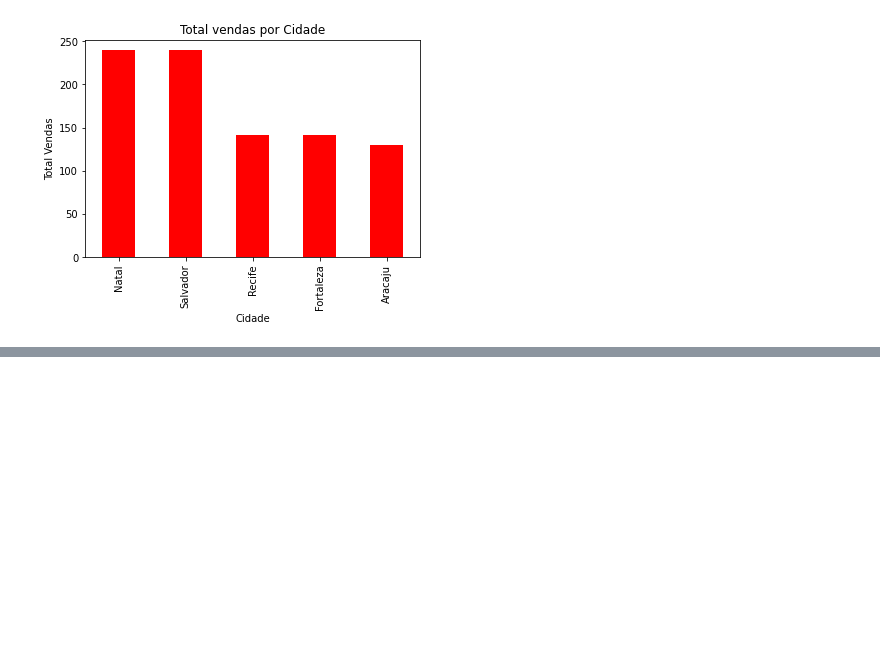
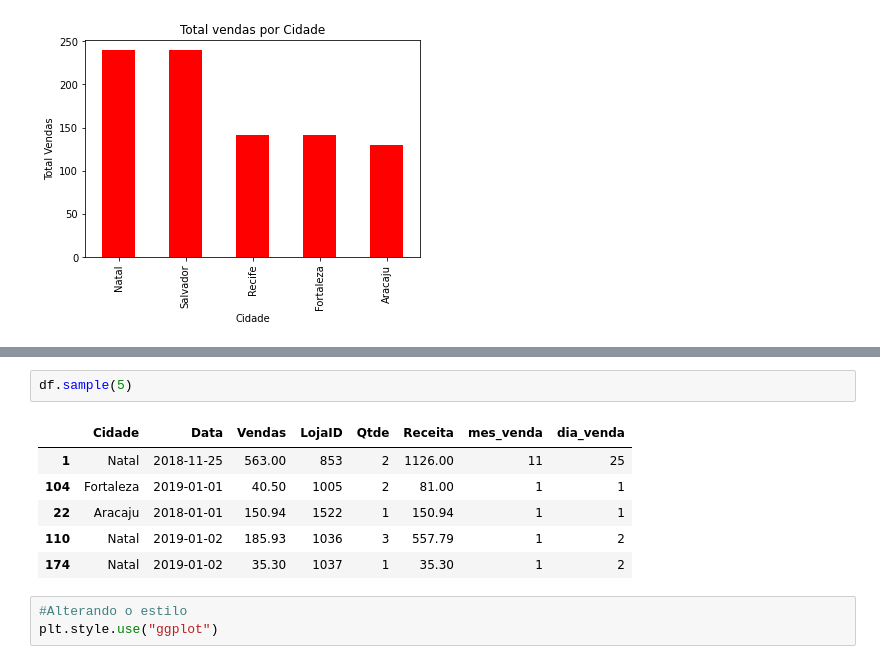
Before and after one commit to juhlianna/Analise-de-dados-com-Python-e-Pandas, a Jupyter notebook: Pandas_Visualização_de_gráficos.ipynb, the cells around one changed output, grey strips where cells are left out. Saved outputs shown, nothing was run; the diff lists cells and outputs as text; blank space fills up the shorter version.

```diff
--- a/Pandas_Visualização_de_gráficos.ipynb
+++ b/Pandas_Visualização_de_gráficos.ipynb
@@ -113,0 +131,12 @@ plt.ylabel("Total Vendas");
+# %%
+df.sample(5)
+# %% [output]
+|  | Cidade | Data | Vendas | LojaID | Qtde | Receita | mes_venda | dia_venda |
+| 1 | Natal | 2018-11-25 | 563.00 | 853 | 2 | 1126.00 | 11 | 25 |
+| 104 | Fortaleza | 2019-01-01 | 40.50 | 1005 | 2 | 81.00 | 1 | 1 |
+| 22 | Aracaju | 2018-01-01 | 150.94 | 1522 | 1 | 150.94 | 1 | 1 |
+| 110 | Natal | 2019-01-02 | 185.93 | 1036 | 3 | 557.79 | 1 | 2 |
+| 174 | Natal | 2019-01-02 | 35.30 | 1037 | 1 | 35.30 | 1 | 2 |
+# %%
+#Alterando o estilo
+plt.style.use("ggplot")
```
Also changed, not shown: parts of 5 cells of this notebook.
